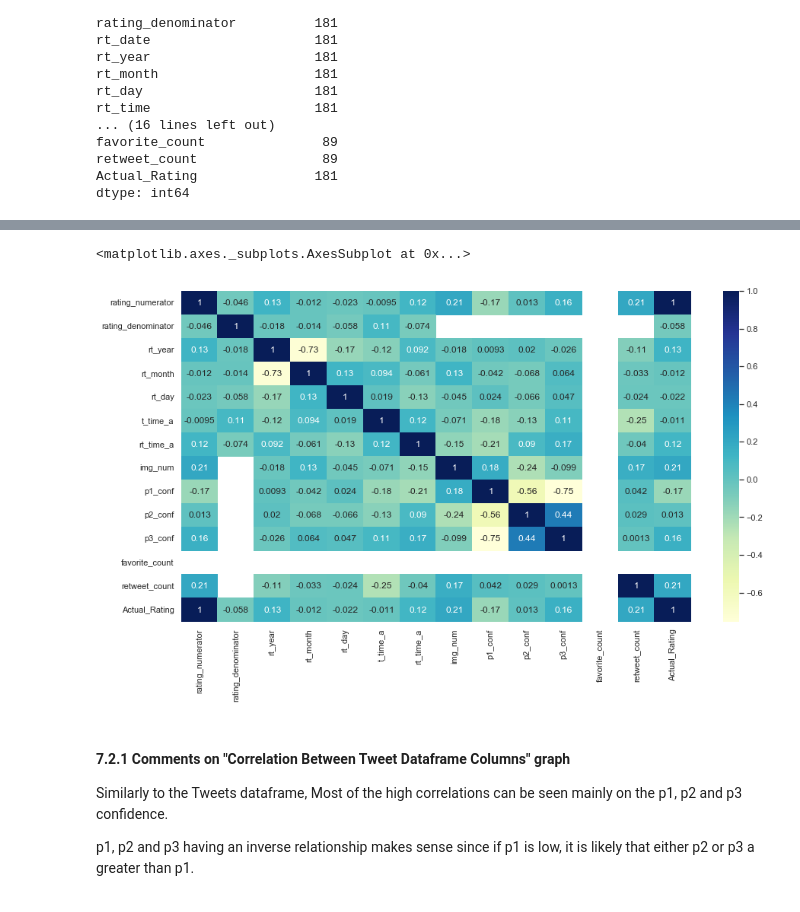
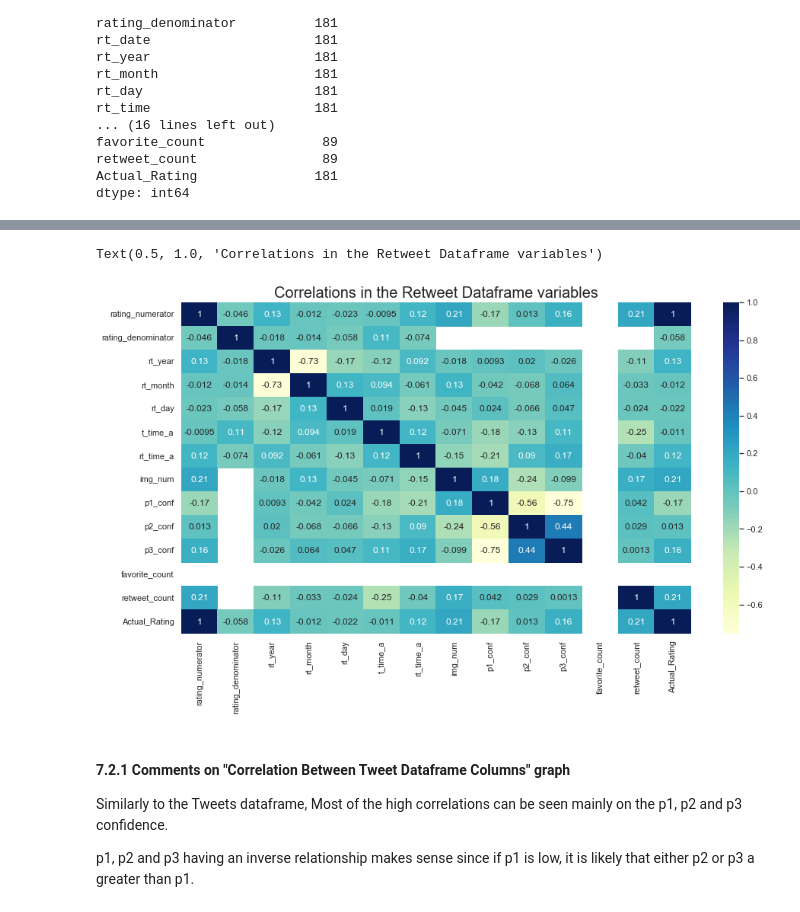
Before and after one commit to Mannygcg/Analysis-of-WeRateDogs-Twitter-Account, a Jupyter notebook: @WeRateDogs Twitter Archive - A Data Wrangling Project.ipynb, the cells around one changed output, grey strips where cells are left out. Cells and saved outputs as stored; diff of their text form; code cells hidden in the pictures.

Commit message:
Updated title of graphs, report (word) and section 8.0 Reporting.

```diff
--- a/@WeRateDogs Twitter Archive - A Data Wrangling Project.ipynb
+++ b/@WeRateDogs Twitter Archive - A Data Wrangling Project.ipynb
@@ -1436,10 +1447,11 @@ rt_DF.corr()
 | retweet_count | 0.207031 | NaN | -0.106519 | -0.033272 | -0.023724 | -0.251589 | -0.039530 | 0.166124 | ... |
 | Actual_Rating | 0.999926 | -0.058163 | 0.130838 | -0.011541 | -0.022249 | -0.010778 | 0.118973 | 0.207664 | ... |
 # %%
-sns.heatmap(rt_DF.corr(), cmap="YlGnBu", annot=True)
+rt_corr = sns.heatmap(rt_DF.corr(), cmap="YlGnBu", annot=True)
+rt_corr.set_title('Correlations in the Retweet Dataframe variables', size = 20)
 # %% [output]
-<matplotlib.axes._subplots.AxesSubplot at 0x...>
+Text(0.5, 1.0, 'Correlations in the Retweet Dataframe variables')
-[figure, old version]
+[figure, new version]
 # %% [markdown]
 #### 7.2.1 Comments on "Correlation Between Tweet Dataframe Columns" graph
 Similarly to the Tweets dataframe, Most of the high correlations can be seen mainly on the p1, p2 and p3 confidence.
```
Also changed, not shown: parts of 12 cells of this notebook, 2 other files.
